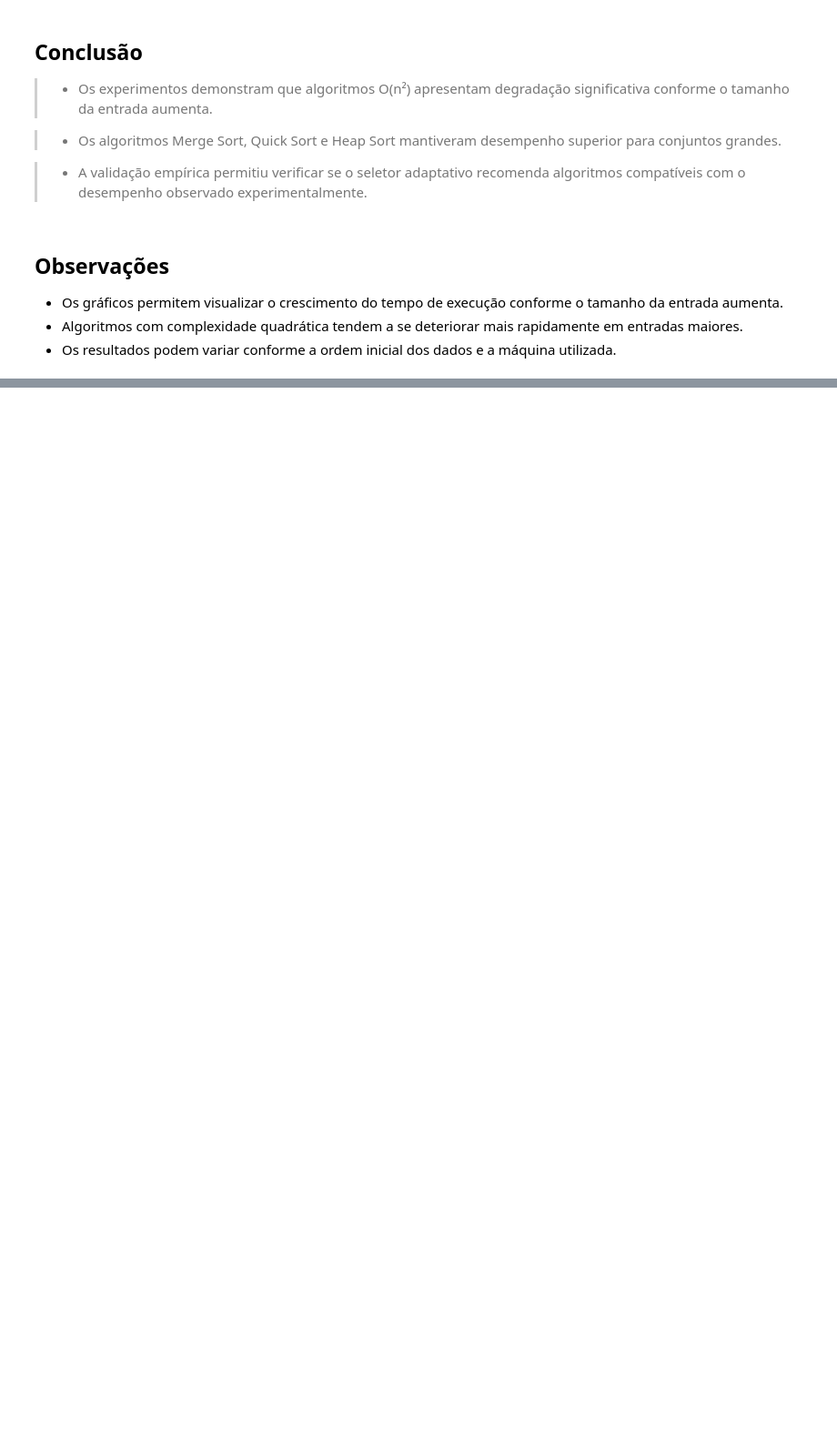
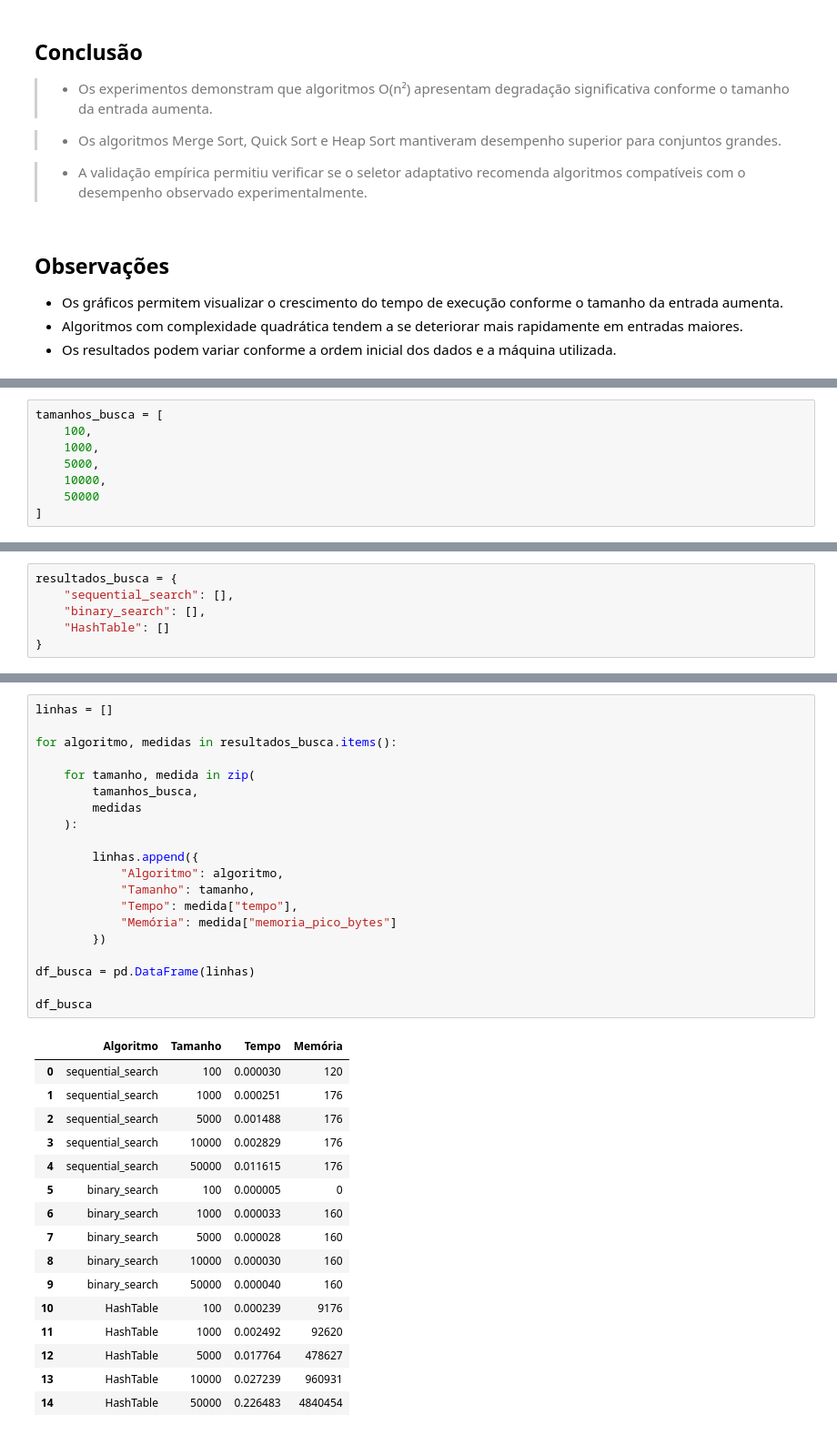
Before and after one commit to Lukasdevoli/Projeto-Pesquisa-e-Ordena-o, a Jupyter notebook: analise_experimental.ipynb, the cells around one changed output, grey strips where cells are left out. Shown at 91% size. Drawn from its saved outputs; the diff is of its cells as text; blank space fills up the shorter version.

```diff
--- a/analise_experimental.ipynb
+++ b/analise_experimental.ipynb
@@ -211,0 +235,8 @@ for padrao in padroes:
+# %%
+tamanhos_busca = [
+    100,
+    1000,
+    5000,
+    10000,
+    50000
+]
@@ -211,0 +247,6 @@ for padrao in padroes:
+# %%
+resultados_busca = {
+    "sequential_search": [],
+    "binary_search": [],
+    "HashTable": []
+}
@@ -211,0 +303,37 @@ for padrao in padroes:
+# %%
+linhas = []
+
+for algoritmo, medidas in resultados_busca.items():
+
+    for tamanho, medida in zip(
+        tamanhos_busca,
+        medidas
+    ):
+
+        linhas.append({
+            "Algoritmo": algoritmo,
+            "Tamanho": tamanho,
+            "Tempo": medida["tempo"],
+            "Memória": medida["memoria_pico_bytes"]
+        })
+
+df_busca = pd.DataFrame(linhas)
+
+df_busca
+# %% [output]
+|  | Algoritmo | Tamanho | Tempo | Memória |
+| 0 | sequential_search | 100 | 0.000030 | 120 |
+| 1 | sequential_search | 1000 | 0.000251 | 176 |
+| 2 | sequential_search | 5000 | 0.001488 | 176 |
+| 3 | sequential_search | 10000 | 0.002829 | 176 |
+| 4 | sequential_search | 50000 | 0.011615 | 176 |
+| 5 | binary_search | 100 | 0.000005 | 0 |
+| 6 | binary_search | 1000 | 0.000033 | 160 |
+| 7 | binary_search | 5000 | 0.000028 | 160 |
+| 8 | binary_search | 10000 | 0.000030 | 160 |
+| 9 | binary_search | 50000 | 0.000040 | 160 |
+| 10 | HashTable | 100 | 0.000239 | 9176 |
+| 11 | HashTable | 1000 | 0.002492 | 92620 |
+| 12 | HashTable | 5000 | 0.017764 | 478627 |
+| 13 | HashTable | 10000 | 0.027239 | 960931 |
+| 14 | HashTable | 50000 | 0.226483 | 4840454 |
```
Also changed, not shown: parts of 17 cells of this notebook.
